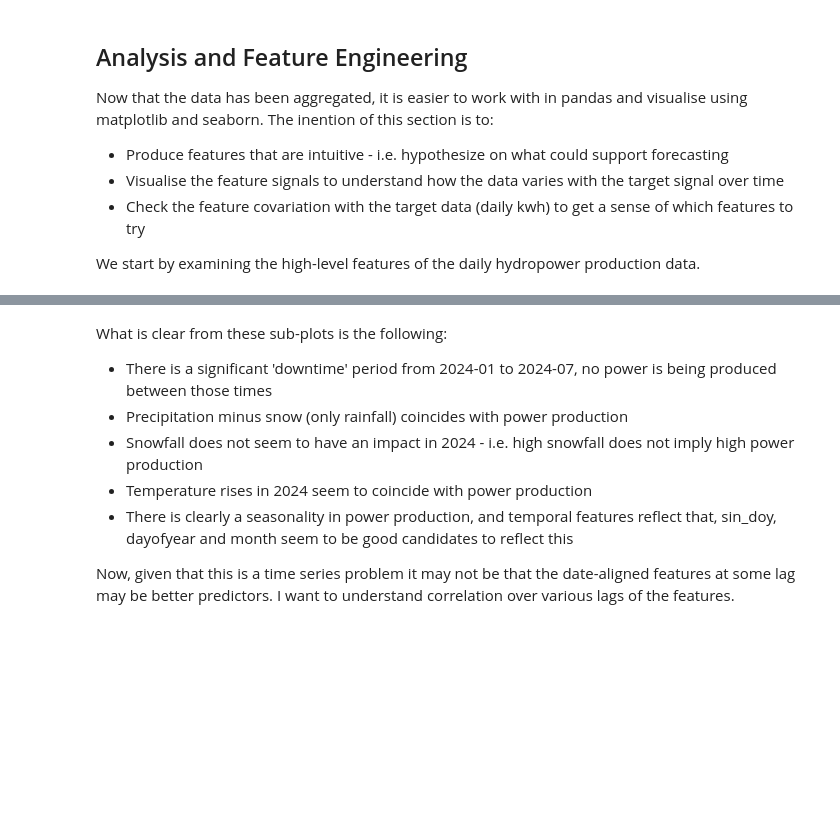
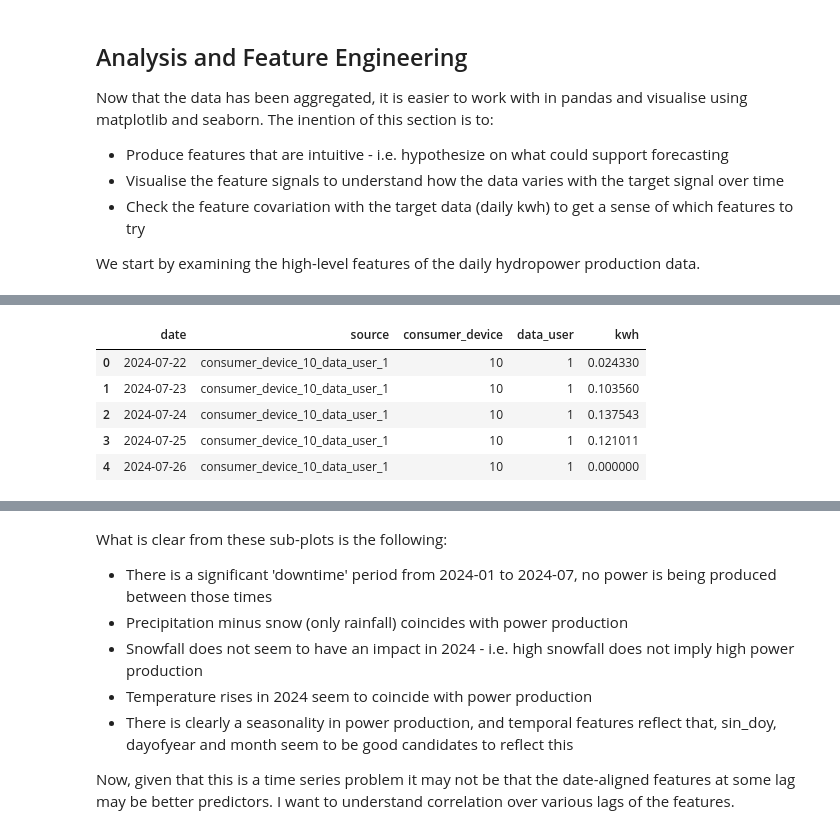
Before and after one commit to trentpark8800/zindi-hydropower-challenge, a Jupyter notebook: feature_engineering.ipynb, the cells around one changed output, grey strips where cells are left out. Cells and saved outputs as stored; diff of their text form; code cells hidden in the pictures; blank space fills up the shorter version.

```diff
--- a/feature_engineering.ipynb
+++ b/feature_engineering.ipynb
@@ -50,6 +90,15 @@ print(f"Number of unique sources in submission data: {len(ss_df['source'].unique
 devices_to_drop = ["3", "5", "11", "14", "15", "17", "24", "25", "27", "33", "4", "9"]
 # %%
 to_forecast_df = dhp_df[~(dhp_df["consumer_device"].isin(devices_to_drop))].copy()
+# %%
+to_forecast_df.head()
+# %% [output]
+|  | date | source | consumer_device | data_user | kwh |
+| 0 | 2024-07-22 | consumer_device_10_data_user_1 | 10 | 1 | 0.024330 |
+| 1 | 2024-07-23 | consumer_device_10_data_user_1 | 10 | 1 | 0.103560 |
+| 2 | 2024-07-24 | consumer_device_10_data_user_1 | 10 | 1 | 0.137543 |
+| 3 | 2024-07-25 | consumer_device_10_data_user_1 | 10 | 1 | 0.121011 |
+| 4 | 2024-07-26 | consumer_device_10_data_user_1 | 10 | 1 | 0.000000 |
 # %%
 # Pivot the data such that all the different device, user combinations become independent columns at the same length
 to_forecast_pivotted_df = to_forecast_df.pivot(columns="source", index="date", values="kwh").copy()
```
Also changed, not shown: parts of 14 cells of this notebook, 5 other files.
